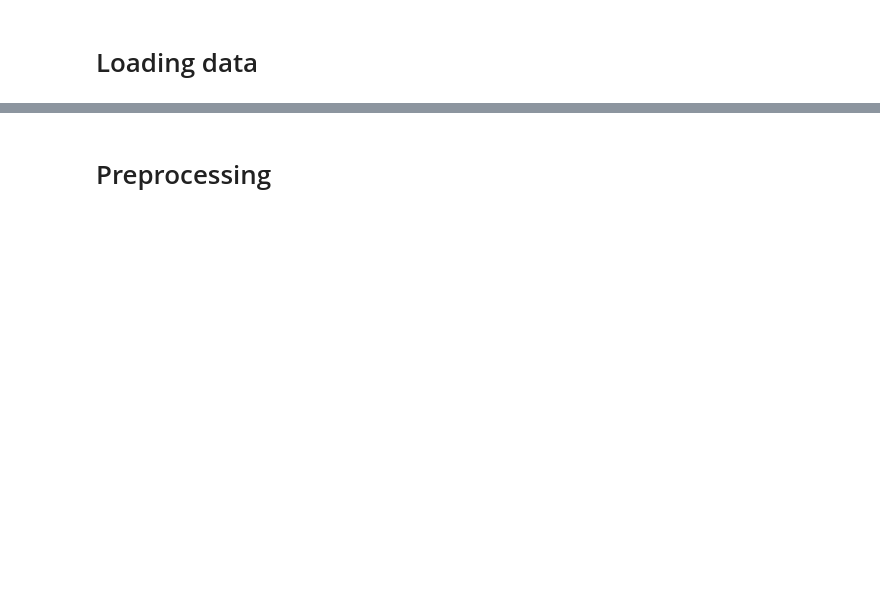
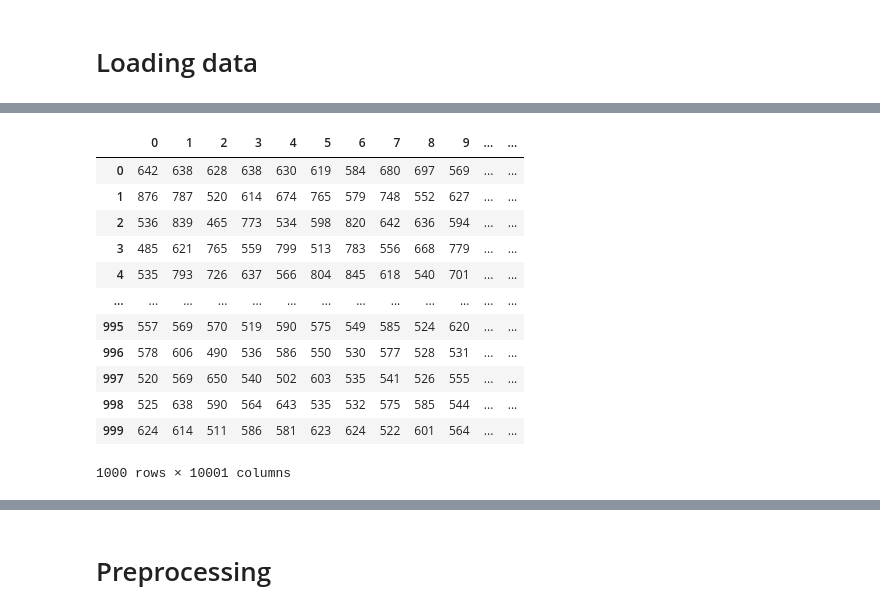
Before and after one commit to hungpham13/Distributed-data-discretization, a Jupyter notebook: src/integer_programming.ipynb, the cells around one changed output, grey strips where cells are left out. Cells and saved outputs as stored; diff of their text form; code cells hidden in the pictures; blank space fills up the shorter version.

```diff
--- a/src/integer_programming.ipynb
+++ b/src/integer_programming.ipynb
@@ -8,0 +125,16 @@ data = data[0: 65]
+# %%
+data
+# %% [output]
+|  | 0 | 1 | 2 | 3 | 4 | 5 | 6 | 7 | 8 | 9 | ... | ... |
+| 0 | 642 | 638 | 628 | 638 | 630 | 619 | 584 | 680 | 697 | 569 | ... | ... |
+| 1 | 876 | 787 | 520 | 614 | 674 | 765 | 579 | 748 | 552 | 627 | ... | ... |
+| 2 | 536 | 839 | 465 | 773 | 534 | 598 | 820 | 642 | 636 | 594 | ... | ... |
+| 3 | 485 | 621 | 765 | 559 | 799 | 513 | 783 | 556 | 668 | 779 | ... | ... |
+| 4 | 535 | 793 | 726 | 637 | 566 | 804 | 845 | 618 | 540 | 701 | ... | ... |
+| ... | ... | ... | ... | ... | ... | ... | ... | ... | ... | ... | ... | ... |
+| 995 | 557 | 569 | 570 | 519 | 590 | 575 | 549 | 585 | 524 | 620 | ... | ... |
+| 996 | 578 | 606 | 490 | 536 | 586 | 550 | 530 | 577 | 528 | 531 | ... | ... |
+| 997 | 520 | 569 | 650 | 540 | 502 | 603 | 535 | 541 | 526 | 555 | ... | ... |
+| 998 | 525 | 638 | 590 | 564 | 643 | 535 | 532 | 575 | 585 | 544 | ... | ... |
+| 999 | 624 | 614 | 511 | 586 | 581 | 623 | 624 | 522 | 601 | 564 | ... | ... |
+1000 rows × 10001 columns
```
Also changed, not shown: parts of 33 cells of this notebook, 1 other file.
